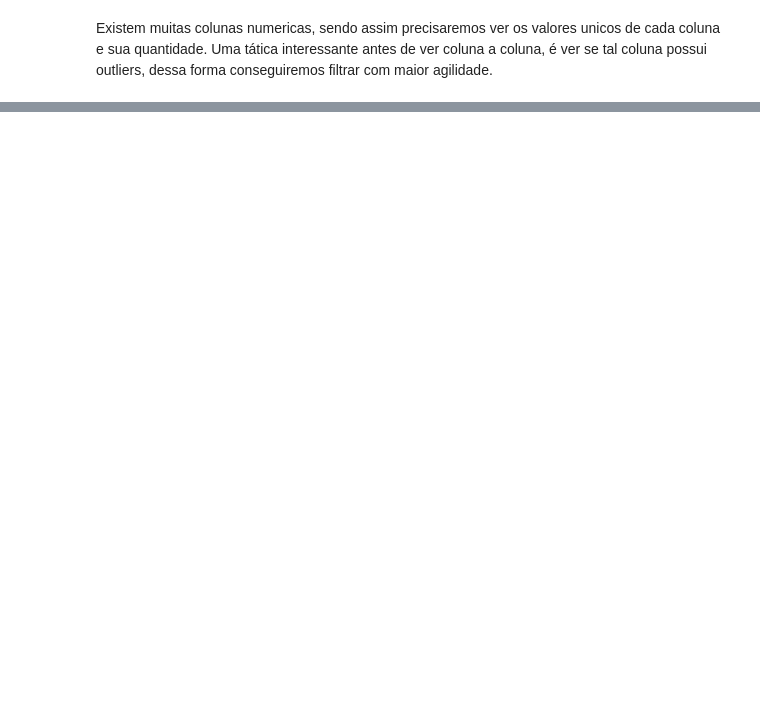
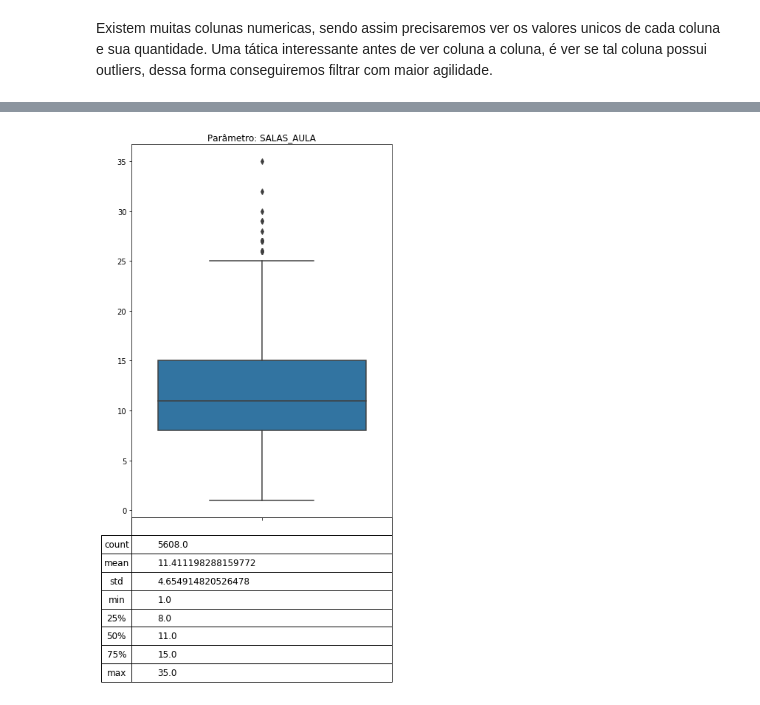
Before and after one commit to Joao-TheCosmosIsInfinite/FIA_TCC, a Jupyter notebook: notebooks/entrega2_Post12_joaoPaulo.ipynb, the cells around one changed output, grey strips where cells are left out. Saved outputs shown, nothing was run; the diff lists cells and outputs as text; code cells hidden in the pictures; blank space fills up the shorter version.

Commit message:
Adicionado novas funções para visualização e tratamento dos outliers; Feito analise de outliers para as colunas SALAS_AULA e SALAS_ED_INF

```diff
--- a/notebooks/entrega2_Post12_joaoPaulo.ipynb
+++ b/notebooks/entrega2_Post12_joaoPaulo.ipynb
@@ -517,0 +626,5 @@ len(sr_num_outliers)
+# %%
+## Exibir o Boxplot
+fn_show_individual_outlier(df_school_dependecy, 'SALAS_AULA')
+# %% [output]
+[figure, added]
```
Also changed, not shown: parts of 10 cells of this notebook.
